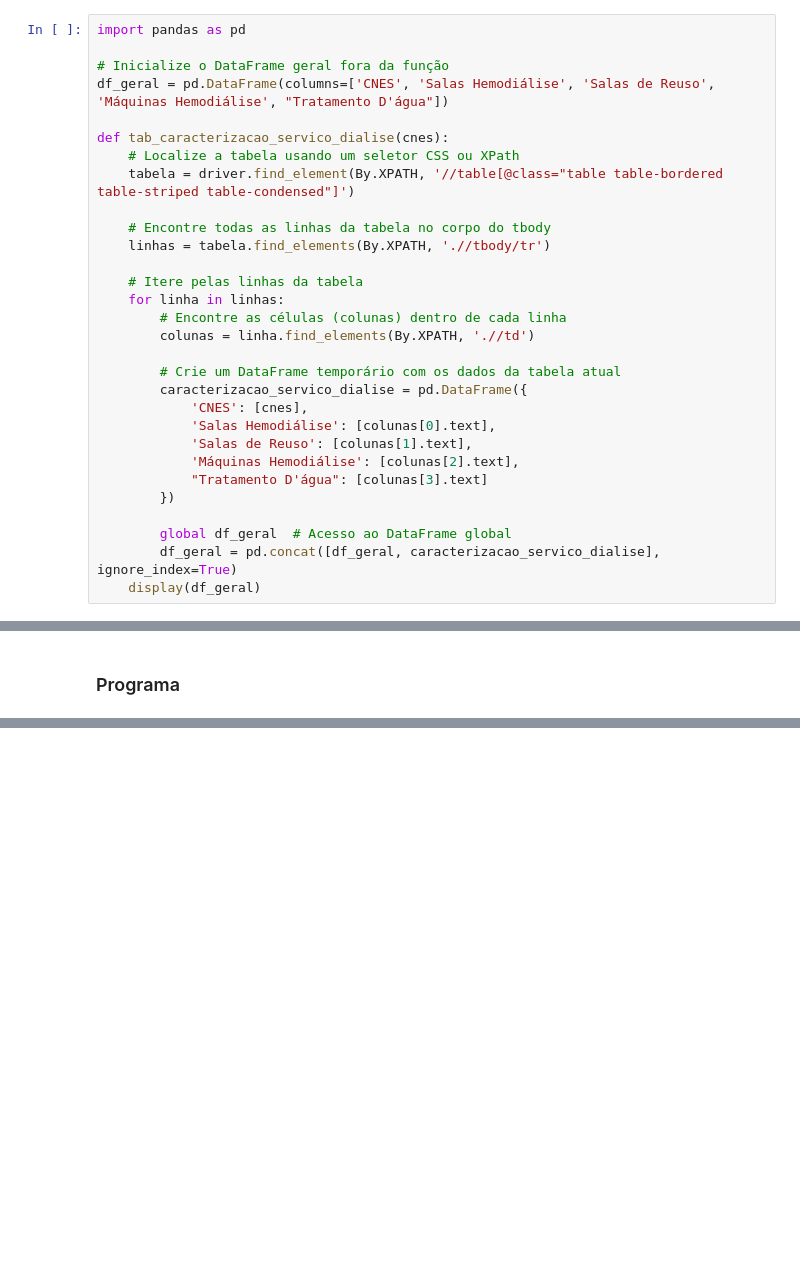
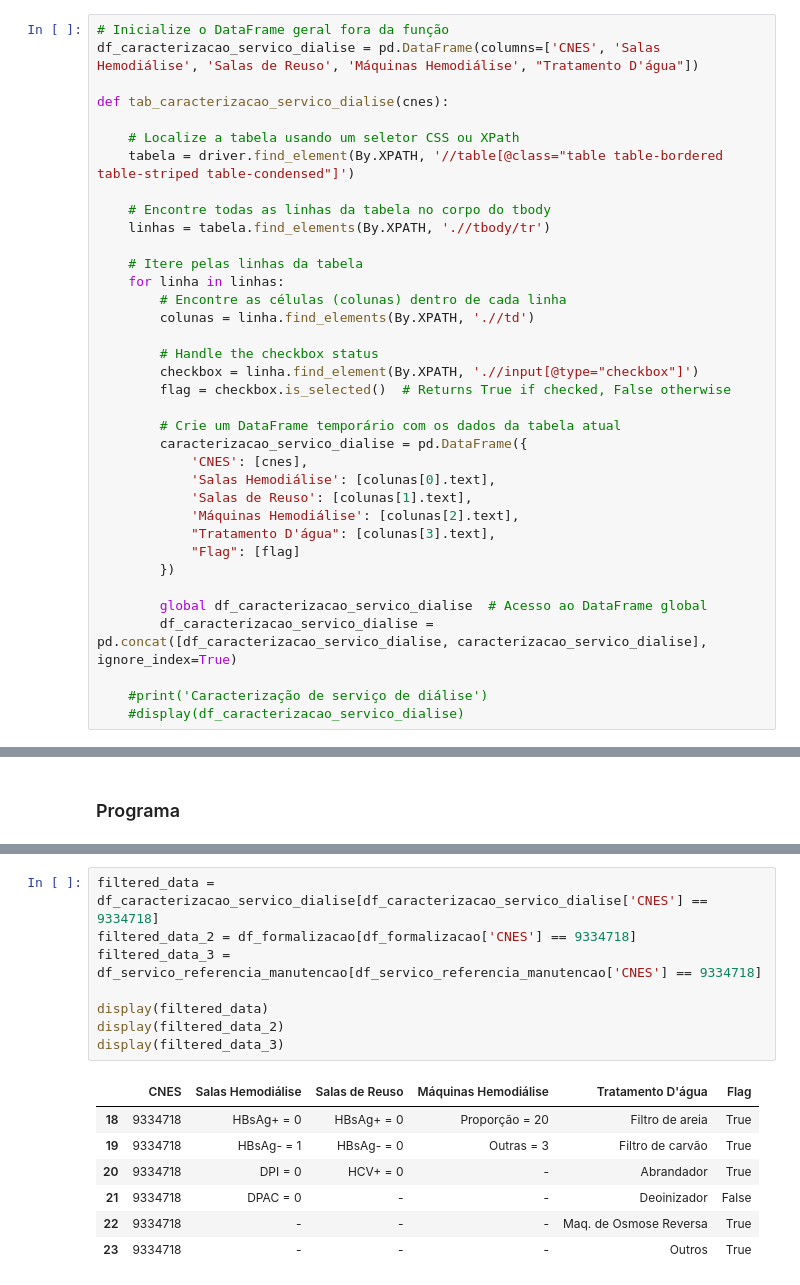
Before and after one commit to joaomoura05/CNES-SCRAPY, a Jupyter notebook: cnes_scrapy.ipynb, the cells around one changed output, grey strips where cells are left out. Cells and saved outputs as stored; diff of their text form; blank space fills up the shorter version.

```diff
--- a/cnes_scrapy.ipynb
+++ b/cnes_scrapy.ipynb
@@ -273,10 +307,9 @@ def get_values_conj_gerais():
 # %%
-import pandas as pd
-
 # Inicialize o DataFrame geral fora da função
-df_geral = pd.DataFrame(columns=['CNES', 'Salas Hemodiálise', 'Salas de Reuso', 'Máquinas Hemodiálise', "Tratamento D'água"])
+df_caracterizacao_servico_dialise = pd.DataFrame(columns=['CNES', 'Salas Hemodiálise', 'Salas de Reuso', 'Máquinas Hemodiálise', "Tratamento D'água"])
 
 def tab_caracterizacao_servico_dialise(cnes):
+
     # Localize a tabela usando um seletor CSS ou XPath
     tabela = driver.find_element(By.XPATH, '//table[@class="table table-bordered table-striped table-condensed"]')
 
@@ -288,15 +321,22 @@ def tab_caracterizacao_servico_dialise(cnes):
         # Encontre as células (colunas) dentro de cada linha
         colunas = linha.find_elements(By.XPATH, './/td')
 
+        # Handle the checkbox status
+        checkbox = linha.find_element(By.XPATH, './/input[@type="checkbox"]')
+        flag = checkbox.is_selected()  # Returns True if checked, False otherwise
+
         # Crie um DataFrame temporário com os dados da tabela atual
         caracterizacao_servico_dialise = pd.DataFrame({
             'CNES': [cnes],
             'Salas Hemodiálise': [colunas[0].text],
             'Salas de Reuso': [colunas[1].text],
             'Máquinas Hemodiálise': [colunas[2].text],
-            "Tratamento D'água": [colunas[3].text]
+            "Tratamento D'água": [colunas[3].text],
+            "Flag": [flag]
         })
 
-        global df_geral  # Acesso ao DataFrame global
-        df_geral = pd.concat([df_geral, caracterizacao_servico_dialise], ignore_index=True)
-    display(df_geral)
+        global df_caracterizacao_servico_dialise  # Acesso ao DataFrame global
+        df_caracterizacao_servico_dialise = pd.concat([df_caracterizacao_servico_dialise, caracterizacao_servico_dialise], ignore_index=True)
+
+    #print('Caracterização de serviço de diálise')
+    #display(df_caracterizacao_servico_dialise)
@@ -405,0 +516,16 @@ for cnes in lista:
+# %%
+filtered_data = df_caracterizacao_servico_dialise[df_caracterizacao_servico_dialise['CNES'] == 9334718]
+filtered_data_2 = df_formalizacao[df_formalizacao['CNES'] == 9334718]
+filtered_data_3 = df_servico_referencia_manutencao[df_servico_referencia_manutencao['CNES'] == 9334718]
+
+display(filtered_data)
+display(filtered_data_2)
+display(filtered_data_3)
+# %% [output]
+|  | CNES | Salas Hemodiálise | Salas de Reuso | Máquinas Hemodiálise | Tratamento D'água | Flag |
+| 18 | 9334718 | HBsAg+ = 0 | HBsAg+ = 0 | Proporção = 20 | Filtro de areia | True |
+| 19 | 9334718 | HBsAg- = 1 | HBsAg- = 0 | Outras = 3 | Filtro de carvão | True |
+| 20 | 9334718 | DPI = 0 | HCV+ = 0 | - | Abrandador | True |
+| 21 | 9334718 | DPAC = 0 | - | - | Deoinizador | False |
+| 22 | 9334718 | - | - | - | Maq. de Osmose Reversa | True |
+| 23 | 9334718 | - | - | - | Outros | True |
```
Also changed, not shown: parts of 18 cells of this notebook, 4 other files.
